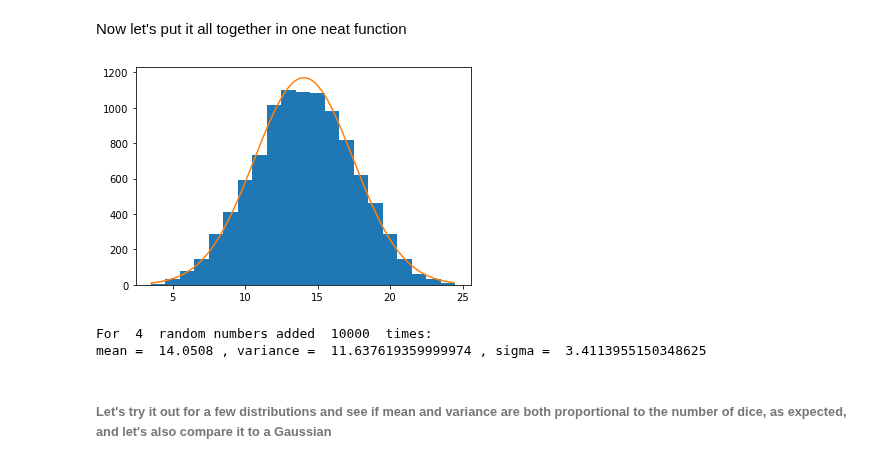
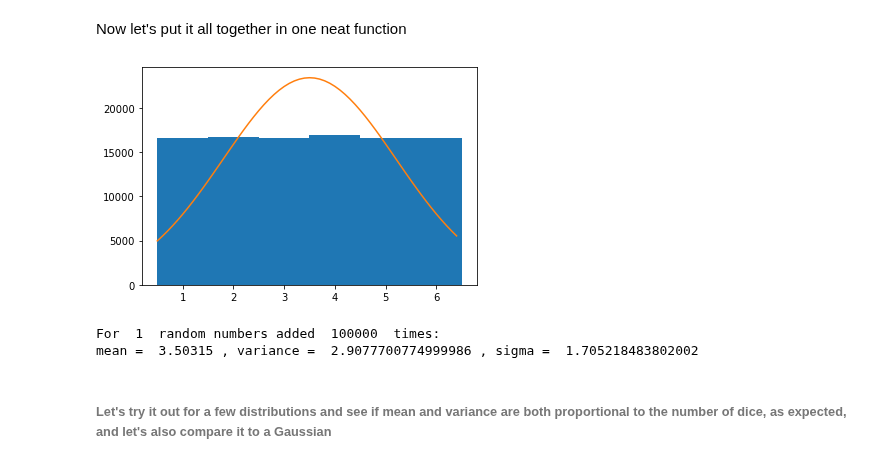
Before and after one commit to JonasRademacker/JupyterNotebooksForTeachingMath, a Jupyter notebook: CentralLimitTheoremWithDice.ipynb, the cells around one changed output. Cells and saved outputs as stored; diff of their text form; code cells hidden in the pictures.

```diff
--- a/CentralLimitTheoremWithDice.ipynb
+++ b/CentralLimitTheoremWithDice.ipynb
@@ -19,7 +19,7 @@ def throwOneDie(HowOften):
     #turn it into integers from 1 to 6:
     return np.trunc(flatRandom*6)+1  #numpy way of saying: return [int(x*6)+1 for x in flatRandom]
 # %%
-oneDieRandom = throwOneDie(100)
+oneDieRandom = throwOneDie(10000)
 h=plt.hist(oneDieRandom, 6, range=(0.5, 6.5)) # make histogram
 plt.show()
 # %% [output]
@@ -68,7 +68,7 @@ def gauss(x, mean, sigma):
 # %% [markdown]
 Now let's put it all together in one neat function
 # %%
-def doAll(PDF, NDice=1, Nevents=1000, histoBins=-1, histoMin=999, histoMax=-999, showGauss=0, average=0):
+def doAll(PDF, NDice=1, Nevents=1000, histoBins=-1, histoMin=999, histoMax=-999, showGauss=0, chi2=0, average=0):
 
     RandomDice = sumMultiRandom(PDF, NDice=NDice, Nevents=Nevents)
     if average:
@@ -103,12 +103,26 @@ def doAll(PDF, NDice=1, Nevents=1000, histoBins=-1, histoMin=999, histoMax=-999,
 
     print("For ", NDice, " random numbers added ", Nevents, " times:")
     print("mean = ", mu, ", variance = ", var, ", sigma = ", sigma)
+
+    if chi2:
+        N=fsum(h[0])
+        chi2sum=0
+        for Nbin, bin_low, bin_up in zip(h[0], h[1], h[1][1:]):
+            ##print(Nbins, ", ", bin_low, ", ", bin_up)
+            binCentre=0.5*(bin_low + bin_up)
+            binWidth= bin_up - bin_low
+            theory=N*binWidth*gauss(binCentre, mu, sigma)
+            measured=Nbin
+            error_squared=theory
+            chi2sum += (theory-measured)**2/error_squared
+        Nbins=len(h[0])
+        print("chi2 = ", chi2sum, " for ", Nbins, " bins; chi2/bin = ", chi2sum/Nbins)
 # %%
-doAll(throwOneDie, 4, 10000, showGauss=1)
+doAll(throwOneDie, 1, 100000, showGauss=1)
 # %% [output]
-[figure, old version]
+[figure, new version]
-For  4  random numbers added  10000  times:
-mean =  14.0508 , variance =  11.637619359999974 , sigma =  3.4113955150348625
+For  1  random numbers added  100000  times:
+mean =  3.50315 , variance =  2.9077700774999986 , sigma =  1.705218483802002
 # %% [markdown]
 ###### Let's try it out for a few distributions and see if mean and variance are both proportional to the number of dice, as expected, and let's also compare it to a Gaussian
 # %%
```
Also changed, not shown: parts of 10 cells of this notebook, 1 other file.
